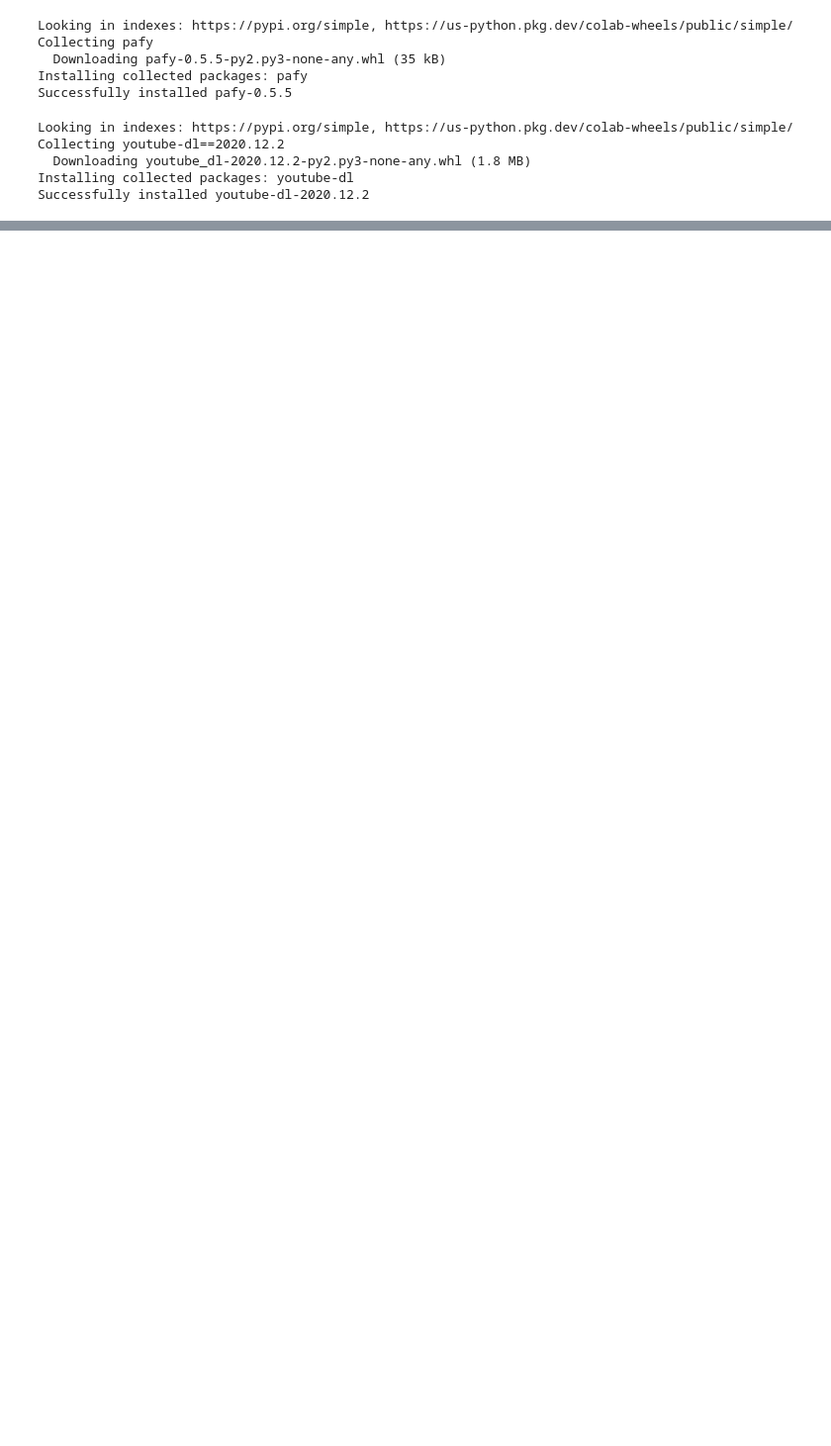
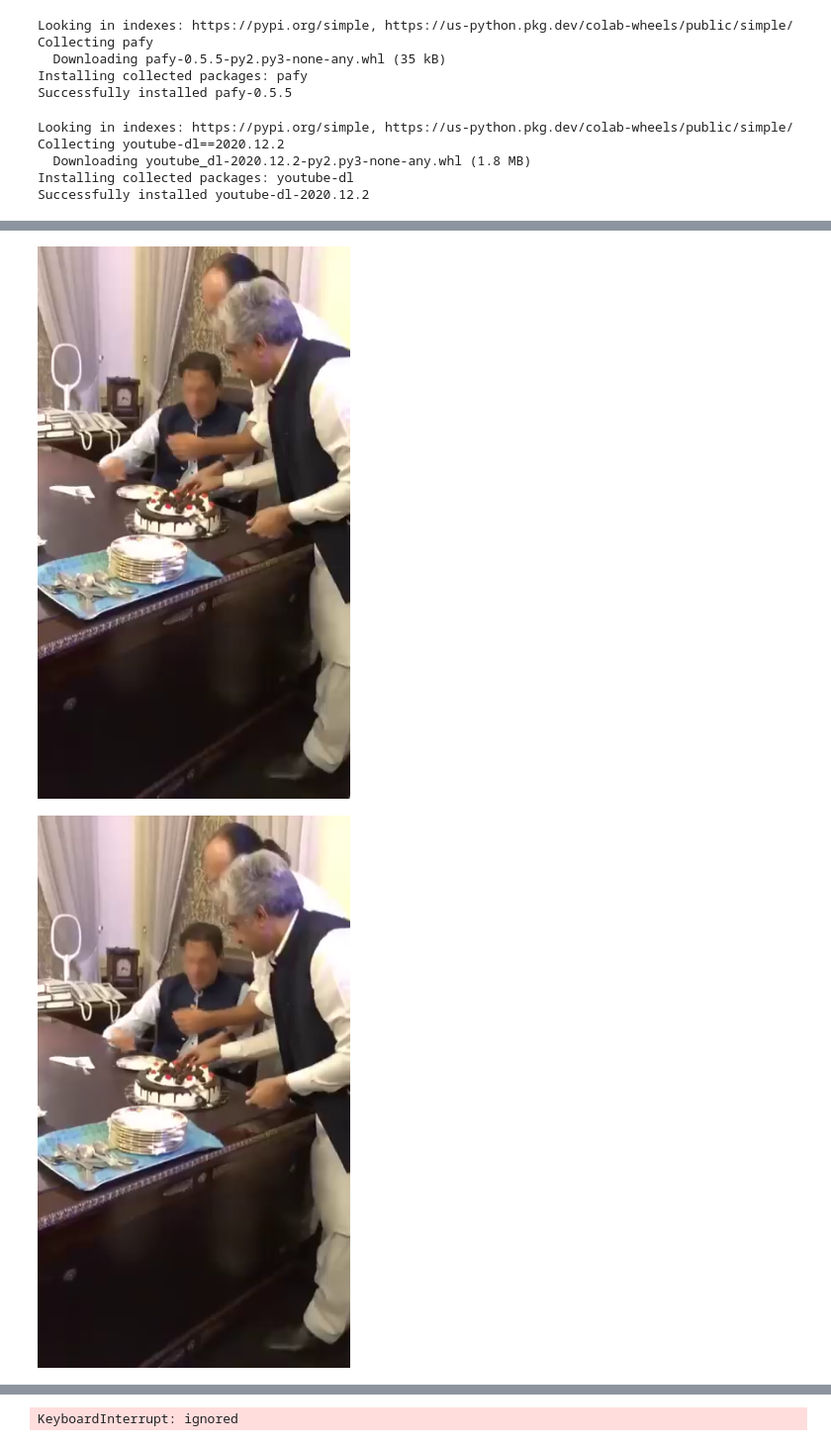
Before and after one commit to thegreatfaizan/Face-Anonymization-from-YouTube-Videos, a Jupyter notebook: Face_Blurring_from_YouTube_Videos.ipynb, the cells around one changed output, grey strips where cells are left out. Shown at 99% size. Saved outputs shown, nothing was run; the diff lists cells and outputs as text; code cells hidden in the pictures; blank space fills up the shorter version.

```diff
--- a/Face_Blurring_from_YouTube_Videos.ipynb
+++ b/Face_Blurring_from_YouTube_Videos.ipynb
@@ -57,33 +72,51 @@ best = video.getbest(preftype="mp4")
 best.download(filepath="/content/Imran-Khan/video." + best.extension)
 # %%
-capture = cv2.VideoCapture("/content/Imran-Khan/video.mp4")
+capture = cv2.VideoCapture("/content/Imran-Khan/video.mp4") #Loading downloaded YouTube Video
 frame_width = int(capture.get(3))
 frame_height = int(capture.get(4))
 size = (frame_width,frame_height)
-result = cv2.VideoWriter("output.mp4",cv2.VideoWriter_fourcc(*'MP4V'),20,size)
+result = cv2.VideoWriter("output.mp4",cv2.VideoWriter_fourcc(*'MP4V'),20,size)  # For writing Output Video
 
 while capture.isOpened():
-   success, image = capture.read()
+   success, image = capture.read()  #image = image from video
    image_converted = cv2.cvtColor(image,cv2.COLOR_BGR2RGB)
-   image_ik = face_recognition.load_image_file('/content/Imran-Khan/imran_khan.jpg')
+   image_ik = face_recognition.load_image_file('/content/Imran-Khan/imran_khan.jpg')  #image_ik = imran khan image
    image_ik_converted = cv2.cvtColor(image_ik,cv2.COLOR_BGR2RGB)
    try:
+
+    # Face Detection
     image_detected = face_recognition.face_encodings(image_converted)[0]
     image_ik_detected = face_recognition.face_encodings(image_ik_converted)[0]
-   except IndexError:
+
+   except IndexError: # Handling Index out of List Exception
      pass
-   results = face_recognition.compare_faces([image_ik_detected], image_detected)
+
+  # Face Recognition
+   results = face_recognition.compare_faces([image_ik_detected], image_detected)  #Matching Imran Khan's Face
+
    if results[0]:
      location = face_recognition.face_locations(image)
      try:
+
+      # Extraction of Detected Face
       location = location[0]
       face = image[location[0]:location[2],location[3]:location[1]]
+
+      #Applying Median Blur to Extracted Face Image
       face_blur = cv2.medianBlur(face,9)
-      cv2_imshow(face_blur)
+
+      # Setting blurred image to the original video image
       image[location[0]:location[2],location[3]:location[1]] = face_blur
-     except IndexError:
+
+      cv2_imshow(image) # Display blurred faces
+
+     except IndexError: #Handling Index list out of range exception
        pass
-     result.write(image)
+     result.write(image) # Writing blurred image frames to make output video
+
 capture.release()
 result.release()
 print("Completed! Output video is at /content/output.mp4 \nDouble Click to download the output video.")
+# %% [output]
+[figure, added]
+[figure, added]
@@ -89,0 +125 @@ print("Completed! Output video is at /content/output.mp4 \nDouble Click to downl
+KeyboardInterrupt: ignored
```
Also changed, not shown: parts of 8 cells of this notebook.
